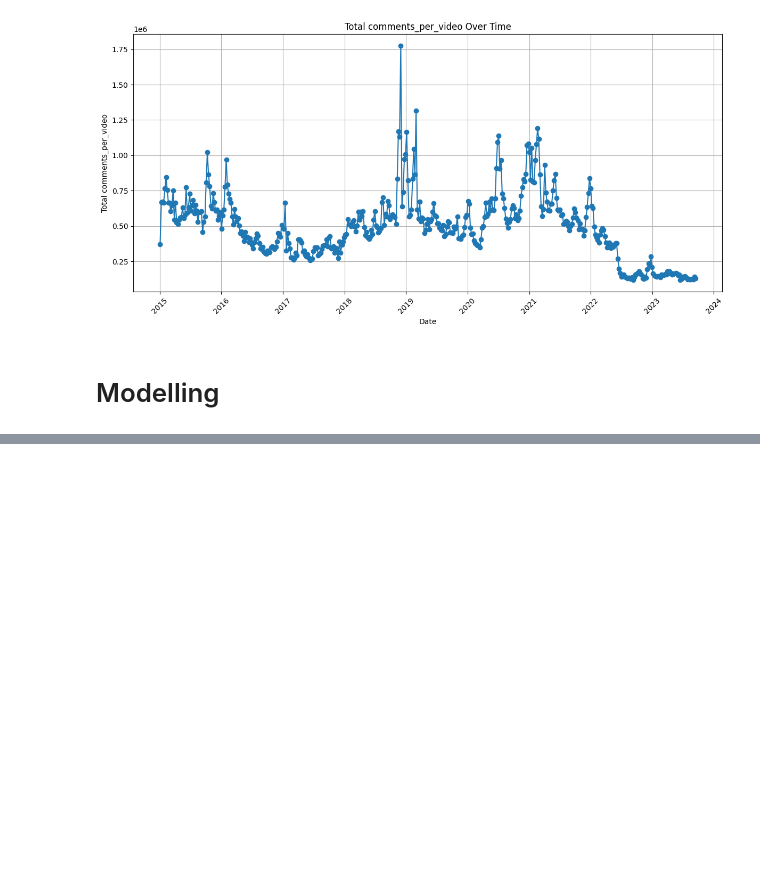
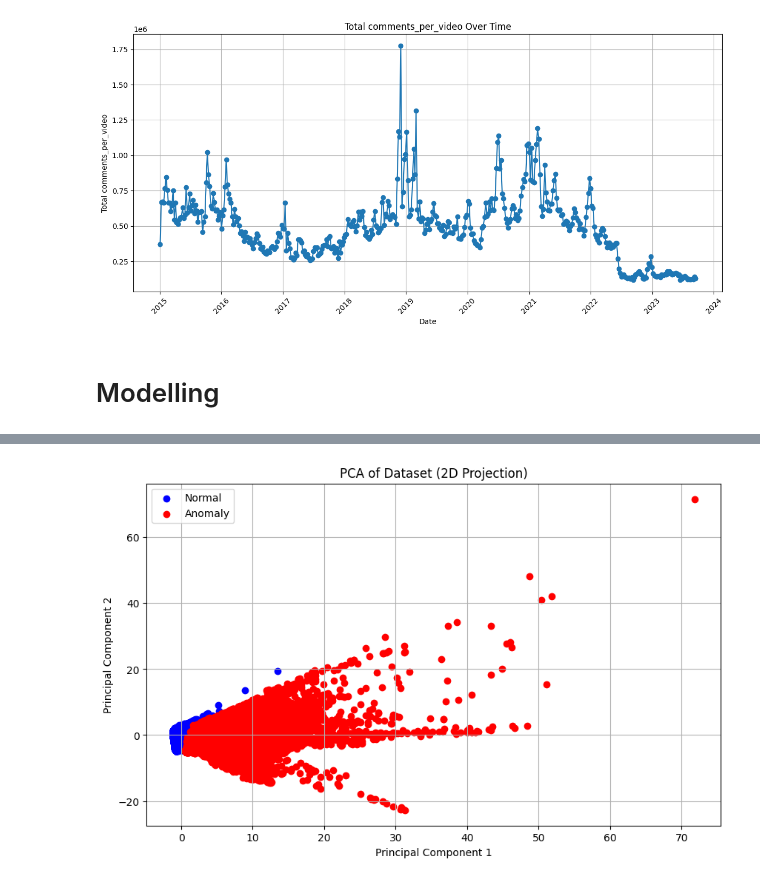
Before and after one commit to saschatran/challenge, a Jupyter notebook: code/code.ipynb, the cells around one changed output, grey strips where cells are left out. Saved outputs shown, nothing was run; the diff lists cells and outputs as text; code cells hidden in the pictures; blank space fills up the shorter version.

Commit message:
model is predicting something...

```diff
--- a/code/code.ipynb
+++ b/code/code.ipynb
@@ -195,6 +195,6 @@ features = ['followers', 'pictures', 'videos', 'comments',
        'total_involvement', 'total_company_activity', 'conversion_rate_total',
        'ratio_of_videos', 'ratio_of_pictures', 'likes_per_picture',
        'likes_per_video', 'comments_per_picture', 'comments_per_video',
-       'Country Name', 'Gene Index', "Weekday"]
-m.model(df, features)
+       'Gene Index', "Weekday"]
+anomalies = m.next_model(df, features)
 # %% [output]
@@ -233,0 +221,5 @@ TypeError: can only concatenate str (not "int") to str
+# %%
+reload(plots)
+plots.pca_plot(anomalies)
+# %% [output]
+[figure, added]
```
Also changed, not shown: parts of 2 cells of this notebook, 3 other files.
